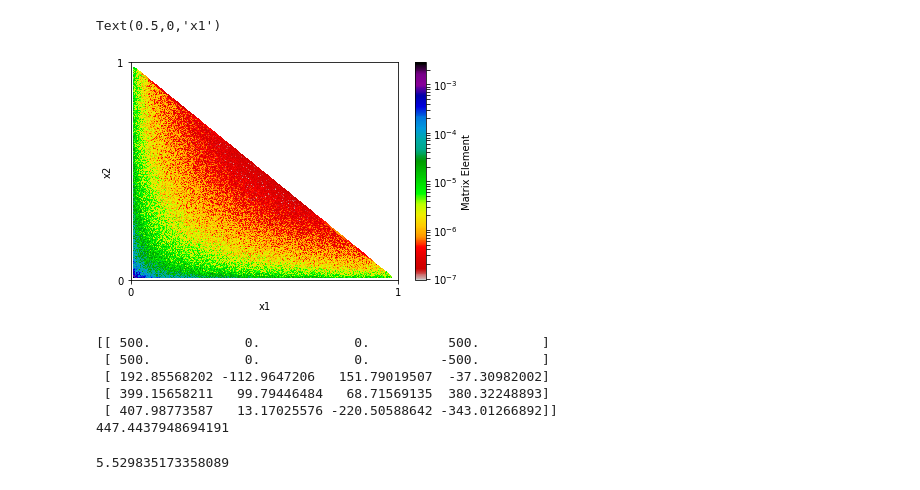
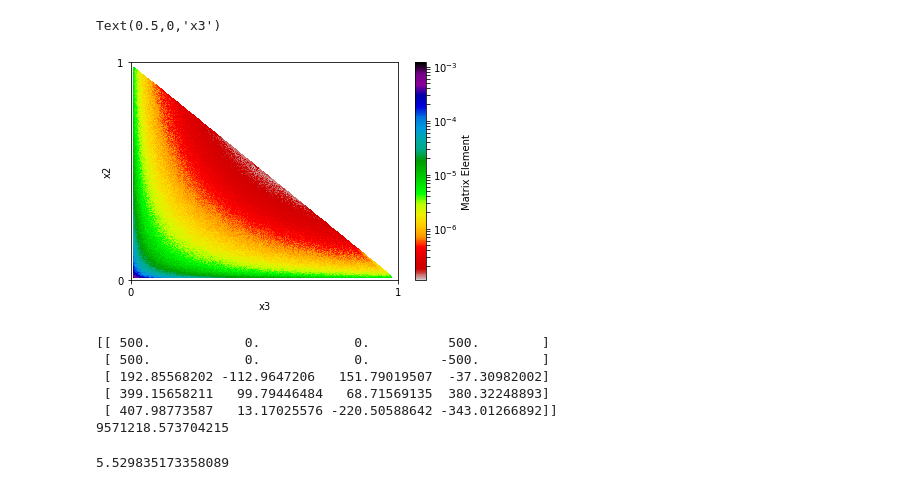
Before and after one commit to miarobin/Level4Project, a Jupyter notebook: DalitzPlot.ipynb, the cells around one changed output. Saved outputs shown, nothing was run; the diff lists cells and outputs as text; code cells hidden in the pictures.

```diff
--- a/DalitzPlot.ipynb
+++ b/DalitzPlot.ipynb
@@ -6,8 +6,8 @@ import matplotlib.colors as colors
 from mpl_toolkits.mplot3d import Axes3D
 # %%
 ##Data Aquisition
-me = np.load('LO_3_0.01/NJ_LO_3_0.01_500000.npy', allow_pickle=True) #Matrix elements
-momentum = np.load('LO_3_0.01/PS3_0.01_500000.npy', allow_pickle=True, encoding='bytes') #4-momenta of input states
+me = np.load('LO_3_MG/3Jet_500000.npy', allow_pickle=True) #Matrix elements
+momentum = np.load('LO_3_0.01_NJet/PS3_0.01_500000.npy', allow_pickle=True, encoding='bytes') #4-momenta of input states
 momentum = np.array([np.array(element) for element in momentum])
 # %%
 ##Minkowski product of 4-vectors p1, p2.
@@ -34,29 +34,29 @@ x2 = np.divide(s_13, S)
 x3 = np.divide(s_23, S)
 
 
-x1i = np.linspace(0, 1, 500) #x1 coordinates
-x2i = np.linspace(0, 1, 500) #x2 coordinates
-X1i, X2i = np.meshgrid(x1i, x2i) #2d regularly spaced grid of coordinates.
+x2i = np.linspace(0, 1, 500) #x1 coordinates
+x3i = np.linspace(0, 1, 500) #x2 coordinates
+X2i, X3i = np.meshgrid(x2i, x3i) #2d regularly spaced grid of coordinates.
 # %%
 #Value at grid coordinate is mapped to the nearest actual datapoint.
-grid = griddata((x3, x2), me, (X1i, X2i), method='linear')
+grid = griddata((x2, x3), me, (X2i, X3i), method='linear')
 # %%
 fig, ax = plt.subplots()
 im = ax.pcolor(grid, cmap = 'nipy_spectral_r', norm = colors.LogNorm()) #color map of coord grid
 cbar = ax.figure.colorbar(im)
 cbar.set_label('Matrix Element')
 
 ax.set_xticks([0, 500])
 ax.set_xticklabels([0, 1])
 ax.set_yticks([0, 500])
 ax.set_yticklabels([0, 1])
 
 
 ax.set_ylabel('x2')
-ax.set_xlabel('x1')
+ax.set_xlabel('x3')
 # %% [output]
-Text(0.5,0,'x1')
+Text(0.5,0,'x3')
-[figure, old version]
+[figure, new version]
 # %%
 def analytic_me(q1, q2, p1, p2, p3):
     constants = 1
@@ -70,7 +70,7 @@ print(analytic_me(*momentum[2])/me[2])
  [ 192.85568202 -112.9647206   151.79019507  -37.30982002]
  [ 399.15658211   99.79446484   68.71569135  380.32248893]
  [ 407.98773587   13.17025576 -220.50588642 -343.01266892]]
-447.4437948694191
+9571218.573704215
 # %%
 ka,kb,k1,k2,k3 = momentum[2]
 swapped = [ka,kb, k3,k2,k1]
```
Also changed, not shown: parts of 9 cells of this notebook, 2 other files.
